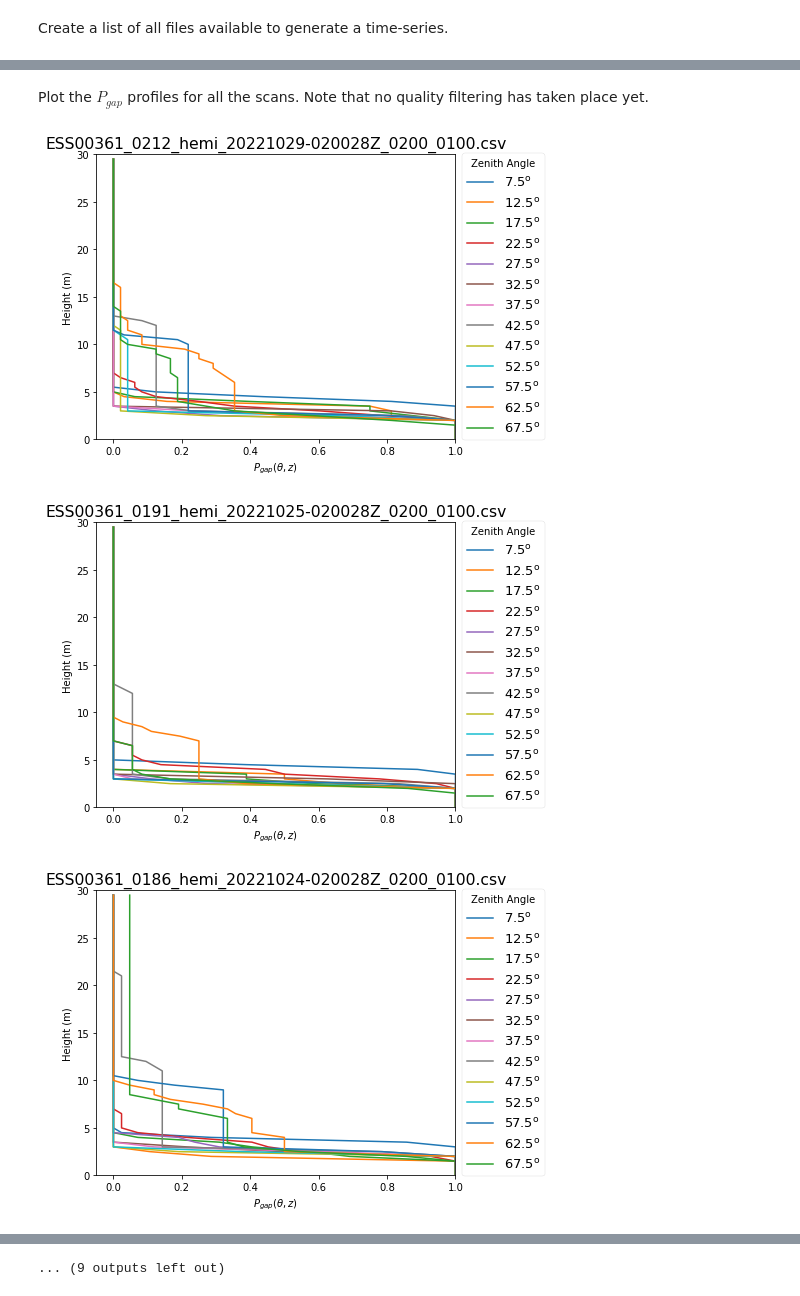
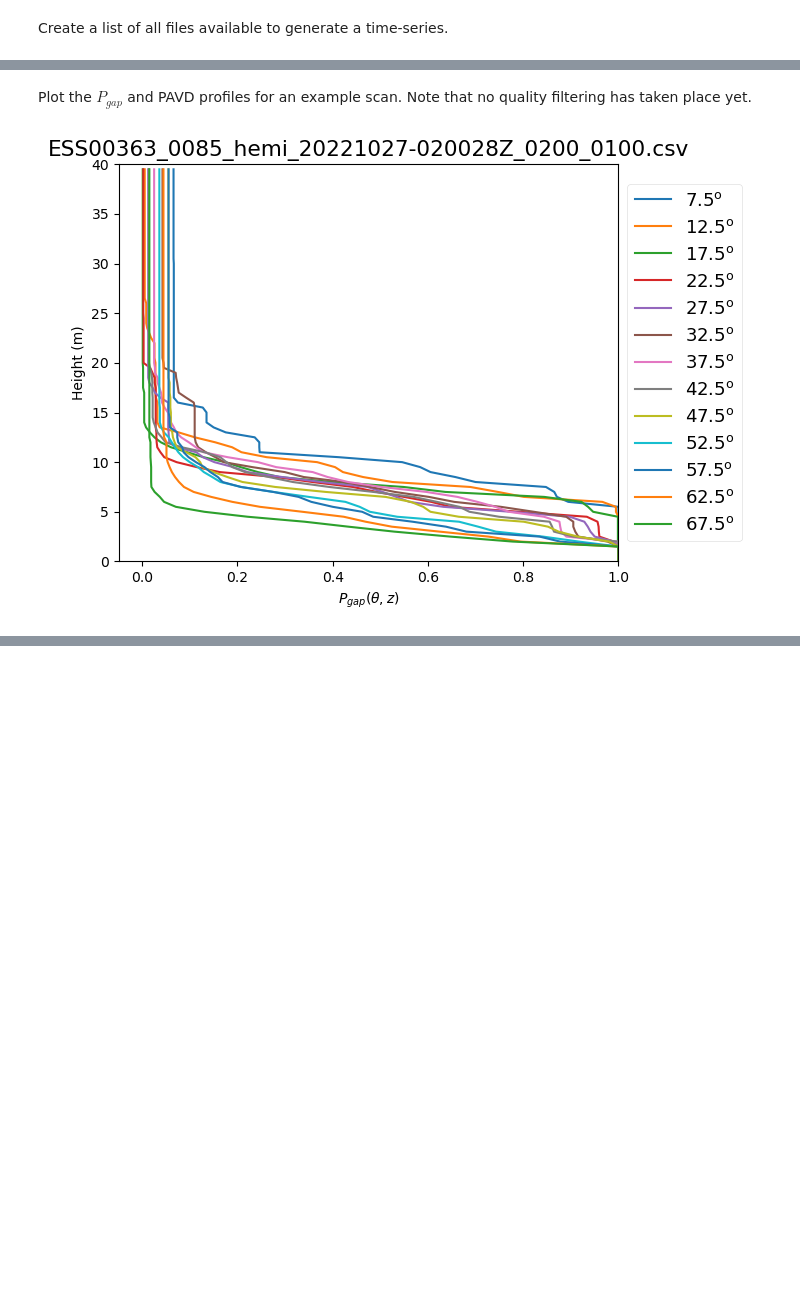
Before and after one commit to armstonj/pylidar-tls-canopy, a Jupyter notebook: notebooks/03_leaf_example.ipynb, the cells around one changed output, grey strips where cells are left out. Cells and saved outputs as stored; diff of their text form; code cells hidden in the pictures; blank space fills up the shorter version.

```diff
--- a/notebooks/03_leaf_example.ipynb
+++ b/notebooks/03_leaf_example.ipynb
@@ -37,12 +93,14 @@ def plot_vertical_profiles(profiles, height, labels=['Hinge','Linear','Weighted'
 # %% [markdown]
 Create a list of all files available to generate a time-series.
 # %%
-os.chdir('/gpfs/data1/vclgp/data/leaf/01Nov22/361')
+sensor = 363
+
+os.chdir(f'/gpfs/data1/vclgp/data/leaf/01Nov22/{sensor:d}')
 
 # Data files
-hemi_csv_list = sorted( glob.glob('data/ESS00361_?*_hemi_*.csv') )
-hinge_csv_list = sorted( glob.glob('data/ESS00361_?*_hinge_*.csv') )
-ground_csv_list = sorted( glob.glob('data/ESS00361_?*_ground_*.csv') )
+hemi_csv_list = glob.glob('data/ESS?????_*_hemi_*.csv')
+hinge_csv_list = glob.glob('data/ESS?????_*_hinge_*.csv')
+ground_csv_list = glob.glob('data/ESS?????_*_ground_*.csv')
 
 # Power files
-power_csv_list = sorted( glob.glob('pwr/ESS00361_pwr_*.csv') )
+power_csv_list = glob.glob('pwr/ESS?????_pwr_*.csv')
@@ -71,16 +130,14 @@ hemi_csv_list
 # %% [markdown]
-Plot the $P_{gap}$ profiles for all the scans. Note that no quality filtering has taken place yet.
+Plot the $P_{gap}$ and PAVD profiles for an example scan. Note that no quality filtering has taken place yet.
 # %%
-for leaf_file in data_csv_list:
-    vpp = plant_profile.Jupp2009(hres=0.5, zres=5, ares=90, min_z=5, max_z=70, min_h=0, max_h=30)
-    valid = vpp.add_leaf_scan_position(leaf_file, method='WEIGHTED', min_zenith=5, max_zenith=70, sensor_height=1.5)
-    if valid:
-        vpp.get_pgap_theta_z()
-        title = os.path.basename(leaf_file)
-        pgap_labels = [fr'{b:.1f}$\rm ^o$' for b in vpp.zenith_bin]
-        plot_vertical_profiles(vpp.pgap_theta_z, vpp.height_bin, xlabel=r'$P_{gap}(\theta,z)$',
-                               labels=pgap_labels, ylim=[0,30], xlim=[None,1], figsize=[7,5], title=title)
+leaf_file = hemi_csv_list[0]
+vpp = plant_profile.Jupp2009(hres=0.5, zres=5, ares=90, min_z=5, max_z=70, min_h=0, max_h=40)
+valid = vpp.add_leaf_scan_position(leaf_file, method='WEIGHTED', min_zenith=5, max_zenith=70, sensor_height=1.5)
+if valid:
+    vpp.get_pgap_theta_z()
+    title = os.path.basename(leaf_file)
+    pgap_labels = [fr'{b:.1f}$\rm ^o$' for b in vpp.zenith_bin]
+    plot_vertical_profiles(vpp.pgap_theta_z, vpp.height_bin, xlabel=r'$P_{gap}(\theta,z)$',
+                           labels=pgap_labels, ylim=[0,40], xlim=[None,1], figsize=[7,5], title=title)
 # %% [output]
-[figure, old version]
+[figure, new version]
-[figure, removed]
-[figure, removed]
@@ -96 +143,0 @@ for leaf_file in data_csv_list:
-... (9 outputs left out)
```
Also changed, not shown: parts of 17 cells of this notebook, 1 other file.
